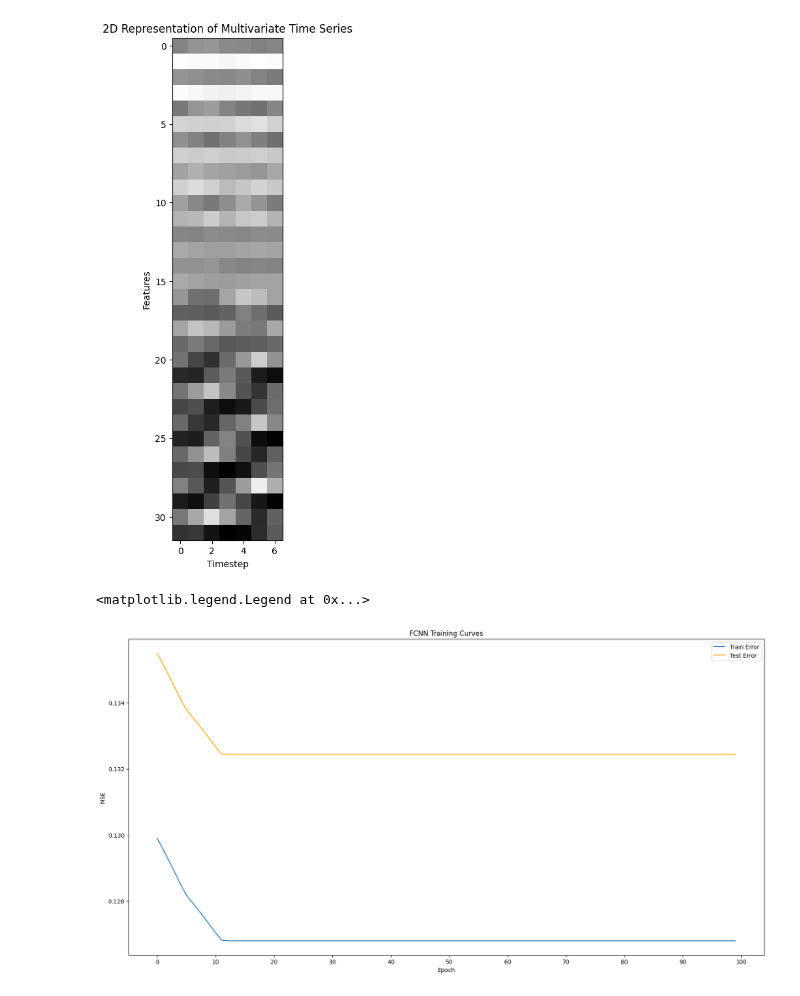
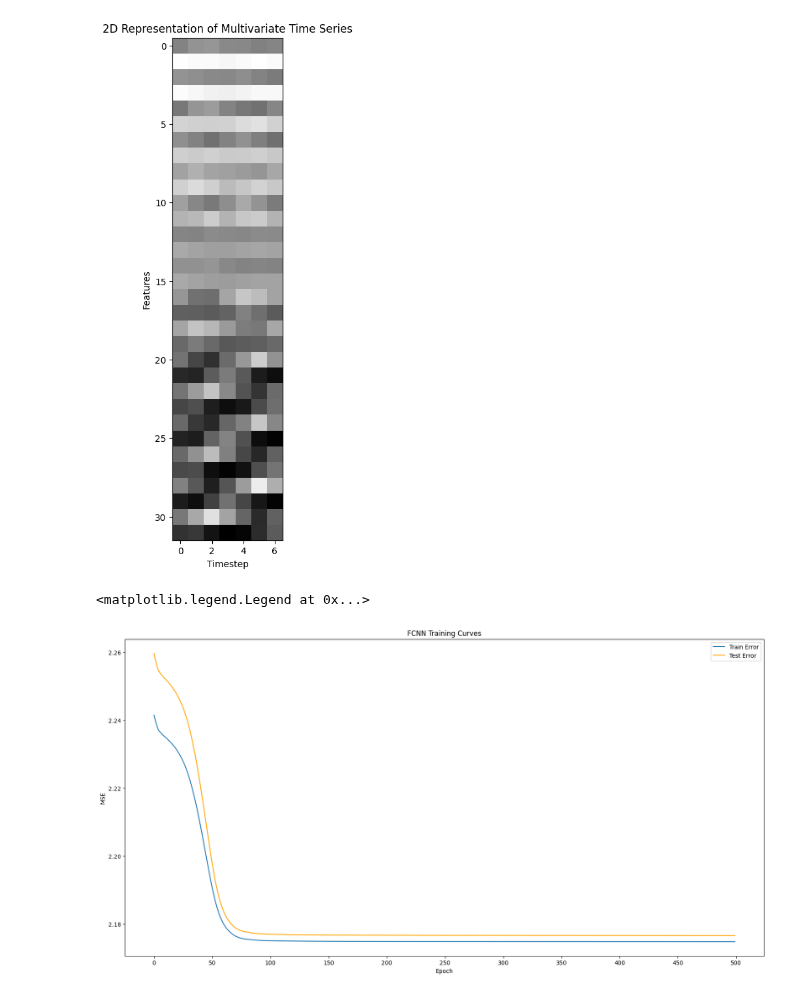
Before and after one commit to adarshramiyer/gAIt, a Jupyter notebook: time_series_models/torch_cnn_experimentation.ipynb, the cells around one changed output. Drawn from its saved outputs; the diff is of its cells as text; code cells hidden in the pictures.

```diff
--- a/time_series_models/torch_cnn_experimentation.ipynb
+++ b/time_series_models/torch_cnn_experimentation.ipynb
@@ -204,43 +204,43 @@ class ConvNet(nn.Module):
 
 model = ConvNet()
 
-loss_function = nn.MSELoss()
+loss_function = nn.CrossEntropyLoss()
 optimizer = torch.optim.AdamW(model.parameters(), lr=learning_rate)
 # %%
 # model training
 
-num_epochs = 100
+num_epochs = 500
 
 losses = []
 test_losses = []
 for epoch in range(num_epochs):
     # model.train()
     pred_y = model(X_train)
     loss = loss_function(pred_y, y_train)
     losses.append(loss.item())
 
     test_y = model(X_test)
     test_loss = loss_function(test_y, y_test)
     test_losses.append(test_loss.item())
 
     model.zero_grad()
     loss.backward()
 
     optimizer.step()
 
 min_loss = min(test_losses)
 
 fig, ax = plt.subplots(1, figsize=(20, 10))
 
 ax.plot(losses, label="Train Error")
 ax.plot(test_losses, label="Test Error", c="orange")
 ax.set_title("FCNN Training Curves")
 ax.set_xticks(np.linspace(0, num_epochs, num=11))
 
 ax.set_ylabel("MSE")
 ax.set_xlabel("Epoch")
 
 ax.legend()
 # %% [output]
 <matplotlib.legend.Legend at 0x...>
-[figure, old version]
+[figure, new version]
```
Also changed, not shown: 2 other files.
